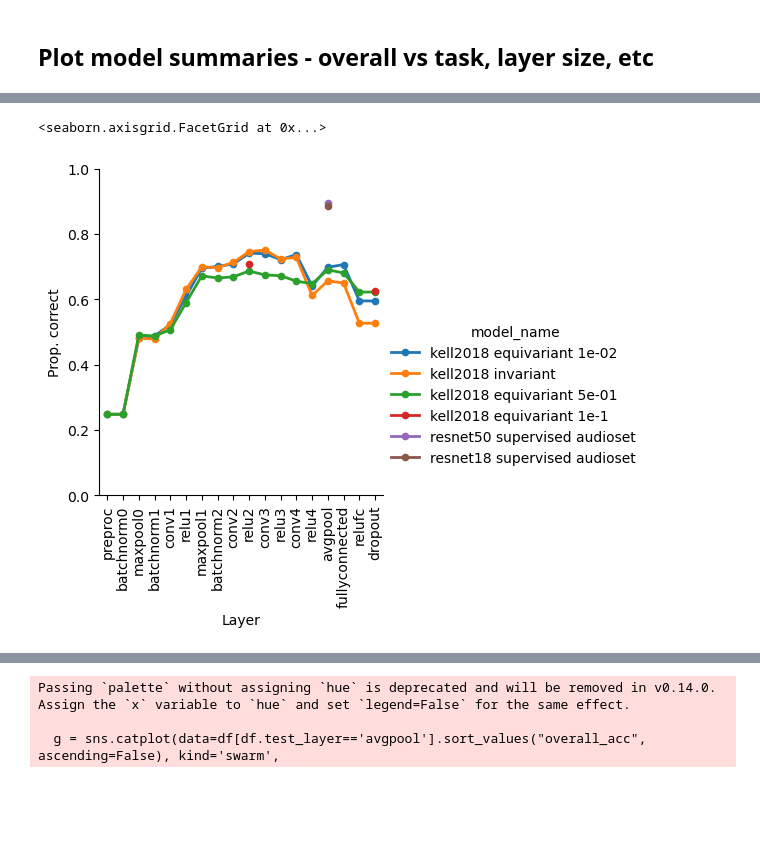
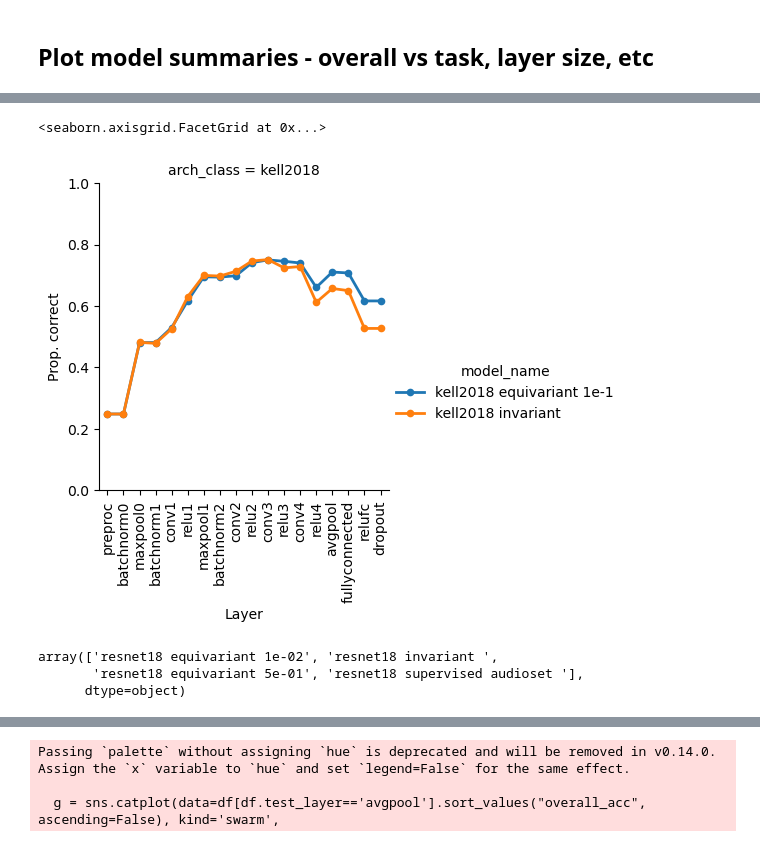
Before and after one commit to Feather-Lab/audio-ssl, a Jupyter notebook: notebooks/plot_esc_50_results_invar_v_equivar.ipynb, the cells around one changed output, grey strips where cells are left out. Cells and saved outputs as stored; diff of their text form; code cells hidden in the pictures; blank space fills up the shorter version.

Commit message:
Add variability analysis + softcode param decoding script

```diff
--- a/notebooks/plot_esc_50_results_invar_v_equivar.ipynb
+++ b/notebooks/plot_esc_50_results_invar_v_equivar.ipynb
@@ -24,3 +17,0 @@ all_model_results += list(path_to_esc_results.rglob("audioset_*/saved_vars*.pick
-# %%
-path_str = str(all_model_results[-2])
-re.search(r'resnet([-\d]+)', path_str).group(1)
@@ -68,7 +57,7 @@ def get_category_accuracies(predictions,labels,target):
 
 def format_model_str(path):
     path_str = str(path)
-    task = 'equivariant' if 'dualtask' in path_str else 'invariant'
+    task = 'equivariant' if ('dualtask' in path_str or 'equivariant' in path_str) else 'invariant'
     if 'audioset' in path_str:
         task = 'supervised audioset'
 
@@ -84,4 +73,4 @@ def format_model_str(path):
     test_layer = path.stem.split("_")[-1] # is last name of stem
 
     model_name = f"{arch} {task} {eq_lmbda}"
-    return model_name, test_layer, eq_lmbda
+    return model_name, arch, test_layer, eq_lmbda
@@ -92,6 +77,13 @@ format_model_str(all_model_results[0])
 # %% [markdown]
 ## Plot model summaries - overall vs task, layer size, etc
 # %%
+path_to_esc_results = Path("esc_analysis")
+
+all_model_results = list(path_to_esc_results.rglob("*barlow*kell2018*/saved_vars*.pickle"))
+all_model_results += list(path_to_esc_results.rglob("audioset_*/saved_vars*.pickle"))
+all_model_results += list(path_to_esc_results.rglob("resnet18_barlow*/saved_vars*.pickle"))
+# all_model_results
+
 test_layers = [
                 'preproc',
                 'batchnorm0',
@@ -118,20 +110,24 @@ layer_order_dict = {l:i for i,l in enumerate(test_layers)}
 df_list = []
 
 for i, results_path in enumerate(all_model_results):
+    path_str = str(results_path)
+
+    if 'kell2018' in path_str:
+        if 'eq_lmbda' in path_str:
+            if 'fixed_loss' not in path_str:
+                continue
+
     if 'projects' in str(results_path):
         continue
     results = pd.read_pickle(results_path)
     overall_acc = results['overall_acc']
 
-    model_name, test_layer, eq_lmbda = format_model_str(results_path)
+    model_name, arch_class, test_layer, eq_lmbda = format_model_str(results_path)
 
-    data = dict(model_name=model_name, test_layer=test_layer, eq_lmbda=eq_lmbda, overall_acc=overall_acc)
+    data = dict(model_name=model_name, arch_class=arch_class, test_layer=test_layer, eq_lmbda=eq_lmbda, overall_acc=overall_acc)
     if i == 0:
         category_list = np.array(list(results['target_to_category'].values()))
     # print(test_layer)
-
-    if 'projects' in str(results_path):
-        continue
 
     # category_accuracies = np.stack(results['category_accuracies'], axis=0)
     # ## get category mean across splits
@@ -142,6 +138,7 @@ for i, results_path in enumerate(all_model_results):
     # overall_acc = results['overall_acc']
 
     df_list.append(data)
+
 df = pd.DataFrame.from_records(df_list)
 df['test_layer'] = df['test_layer'].astype('str')
 
@@ -150,7 +167,13 @@ df = df.loc[df['test_layer'].map({k: i for i, k in enumerate(test_layers)}) \
 # %%
-g = sns.catplot(data=df, kind='point', x='test_layer', y='overall_acc', hue="model_name", height=4, lw=2, ms=4)
+g = sns.catplot(data=df[df.arch_class == 'kell2018'], kind='point', x='test_layer', y='overall_acc', col='arch_class', hue="model_name", height=4, lw=2, ms=4)
 g.set_xticklabels(rotation=90)
 g.set(ylim=(0, 1), ylabel='Prop. correct', xlabel='Layer')
 # %% [output]
 <seaborn.axisgrid.FacetGrid at 0x...>
-[figure, old version]
+[figure, new version]
+# %%
+df[df.arch_class == 'resnet18'].model_name.unique()
+# %% [output]
+array(['resnet18 equivariant 1e-02', 'resnet18 invariant ',
+       'resnet18 equivariant 5e-01', 'resnet18 supervised audioset '],
+      dtype=object)
```
Also changed, not shown: parts of 5 cells of this notebook, 16 other files.
